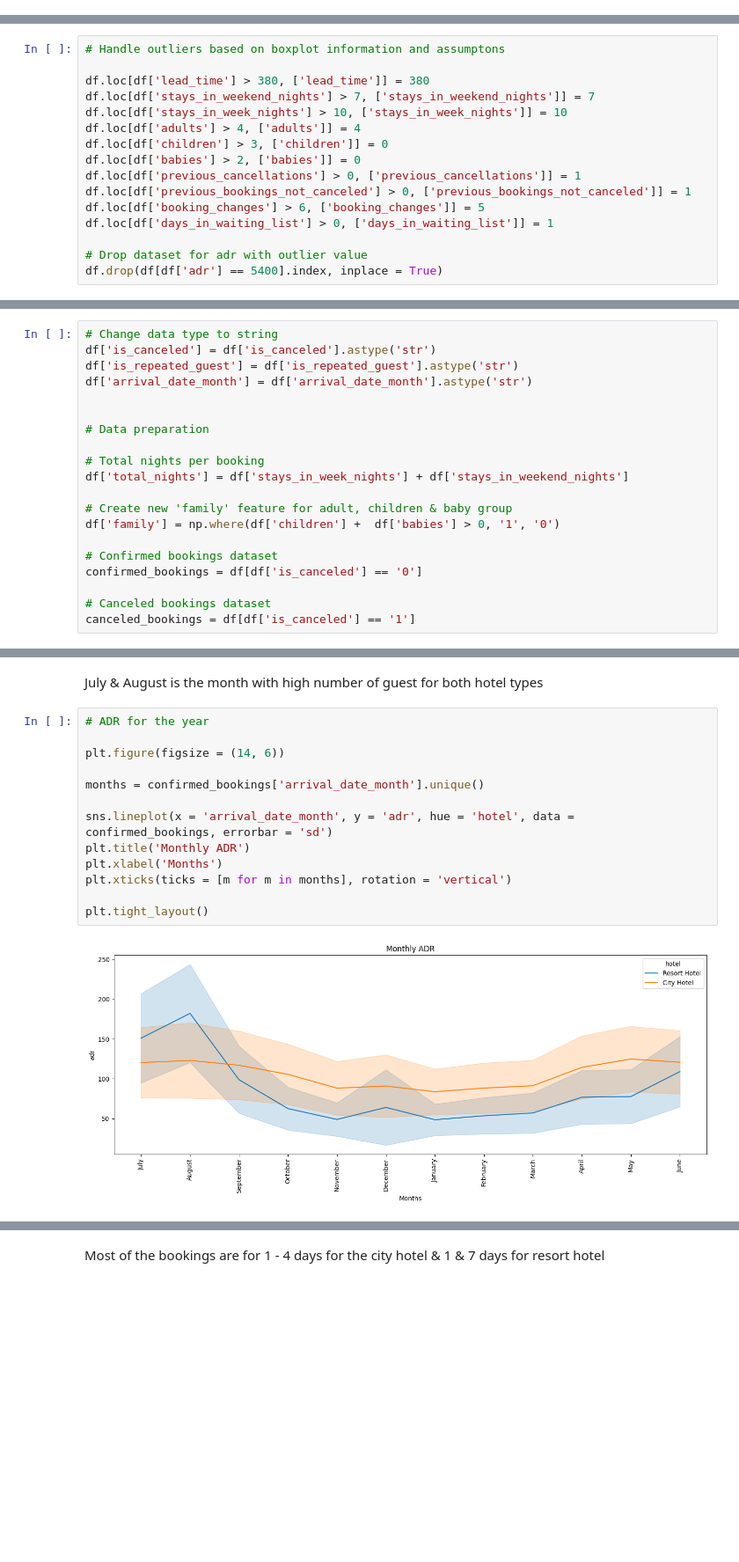
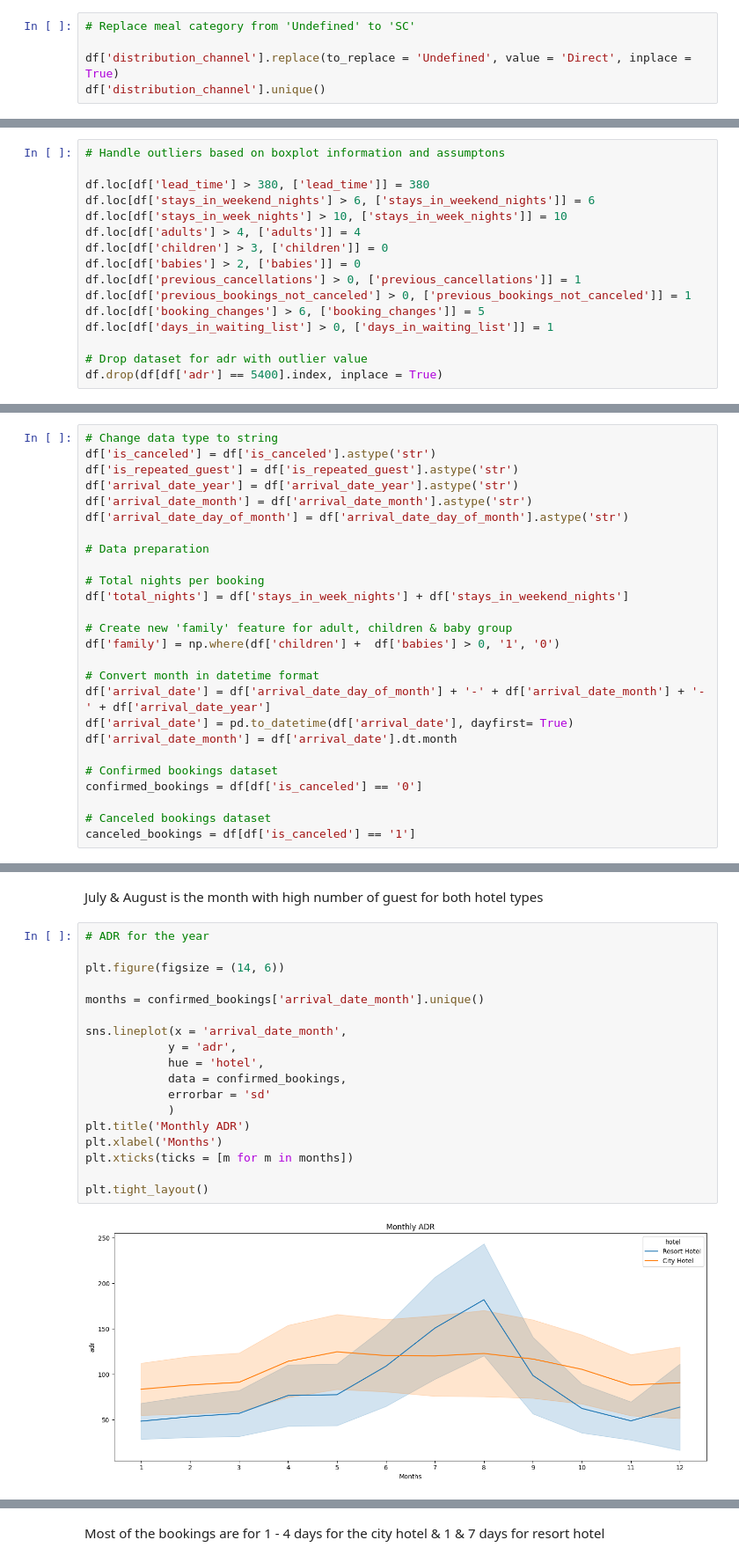
Before and after one commit to jtkhair/hotel, a Jupyter notebook: Notebook/hotel.ipynb, the cells around one changed output, grey strips where cells are left out. Shown at 88% size. Cells and saved outputs as stored; diff of their text form; blank space fills up the shorter version.

```diff
--- a/Notebook/hotel.ipynb
+++ b/Notebook/hotel.ipynb
@@ -166,3 +189,8 @@ df['meal'].replace(to_replace = 'Undefined', value = 'SC', inplace = True)
 df['meal'].unique()
 # %% [output]
 array(['BB', 'FB', 'HB', 'SC'], dtype=object)
+# %%
+# Replace meal category from 'Undefined' to 'SC'
+
+df['distribution_channel'].replace(to_replace = 'Undefined', value = 'Direct', inplace = True)
+df['distribution_channel'].unique()
@@ -249,7 +279,7 @@ The stripplot provides a good visualization regarding the different hotel types
 # Handle outliers based on boxplot information and assumptons
 
 df.loc[df['lead_time'] > 380, ['lead_time']] = 380
-df.loc[df['stays_in_weekend_nights'] > 7, ['stays_in_weekend_nights']] = 7
+df.loc[df['stays_in_weekend_nights'] > 6, ['stays_in_weekend_nights']] = 6
 df.loc[df['stays_in_week_nights'] > 10, ['stays_in_week_nights']] = 10
 df.loc[df['adults'] > 4, ['adults']] = 4
 df.loc[df['children'] > 3, ['children']] = 0
@@ -267,8 +297,9 @@ df.drop(df[df['adr'] == 5400].index, inplace = True)
 # Change data type to string
 df['is_canceled'] = df['is_canceled'].astype('str')
 df['is_repeated_guest'] = df['is_repeated_guest'].astype('str')
+df['arrival_date_year'] = df['arrival_date_year'].astype('str')
 df['arrival_date_month'] = df['arrival_date_month'].astype('str')
-
+df['arrival_date_day_of_month'] = df['arrival_date_day_of_month'].astype('str')
 
 # Data preparation
 
@@ -278,6 +309,11 @@ df['total_nights'] = df['stays_in_week_nights'] + df['stays_in_weekend_nights']
 # Create new 'family' feature for adult, children & baby group
 df['family'] = np.where(df['children'] +  df['babies'] > 0, '1', '0')
 
+# Convert month in datetime format
+df['arrival_date'] = df['arrival_date_day_of_month'] + '-' + df['arrival_date_month'] + '-' + df['arrival_date_year']
+df['arrival_date'] = pd.to_datetime(df['arrival_date'], dayfirst= True)
+df['arrival_date_month'] = df['arrival_date'].dt.month
+
 # Confirmed bookings dataset
 confirmed_bookings = df[df['is_canceled'] == '0']
 
@@ -304,16 +342,21 @@ July & August is the month with high number of guest for both hotel types
 # %%
 # ADR for the year
 
 plt.figure(figsize = (14, 6))
 
 months = confirmed_bookings['arrival_date_month'].unique()
 
-sns.lineplot(x = 'arrival_date_month', y = 'adr', hue = 'hotel', data = confirmed_bookings, errorbar = 'sd')
+sns.lineplot(x = 'arrival_date_month',
+            y = 'adr',
+            hue = 'hotel',
+            data = confirmed_bookings,
+            errorbar = 'sd'
+            )
 plt.title('Monthly ADR')
 plt.xlabel('Months')
-plt.xticks(ticks = [m for m in months], rotation = 'vertical')
+plt.xticks(ticks = [m for m in months])
 
 plt.tight_layout()
 # %% [output]
-[figure, old version]
+[figure, new version]
 # %% [markdown]
```
Also changed, not shown: parts of 21 cells of this notebook.
